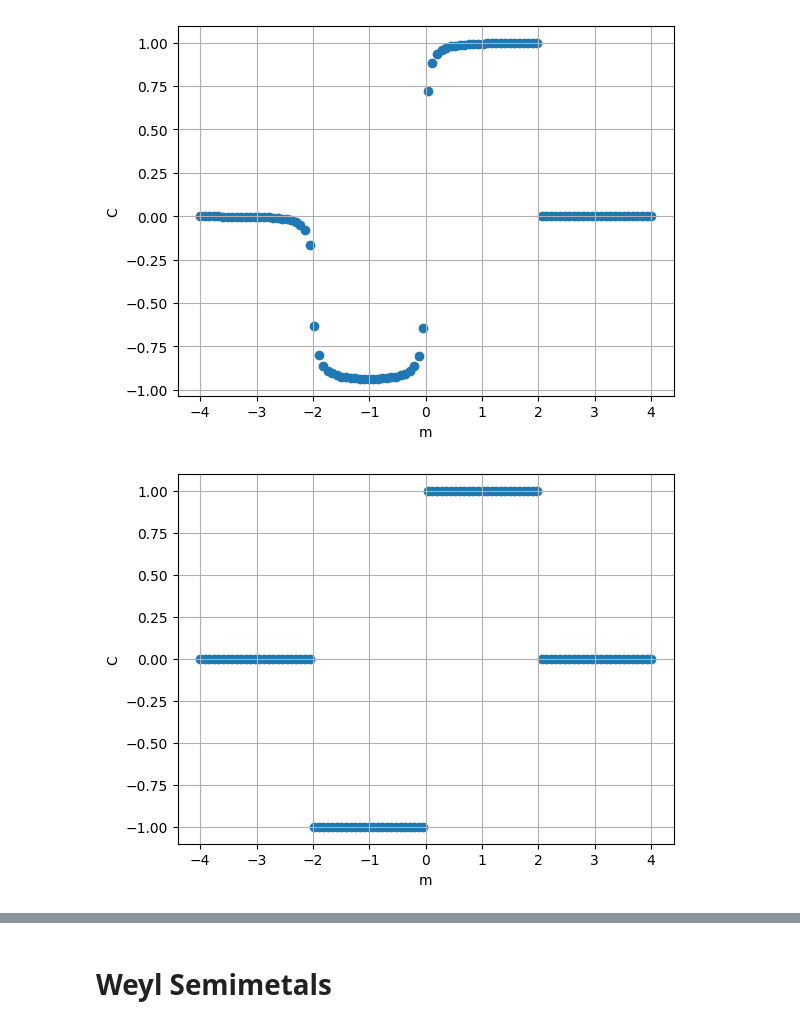
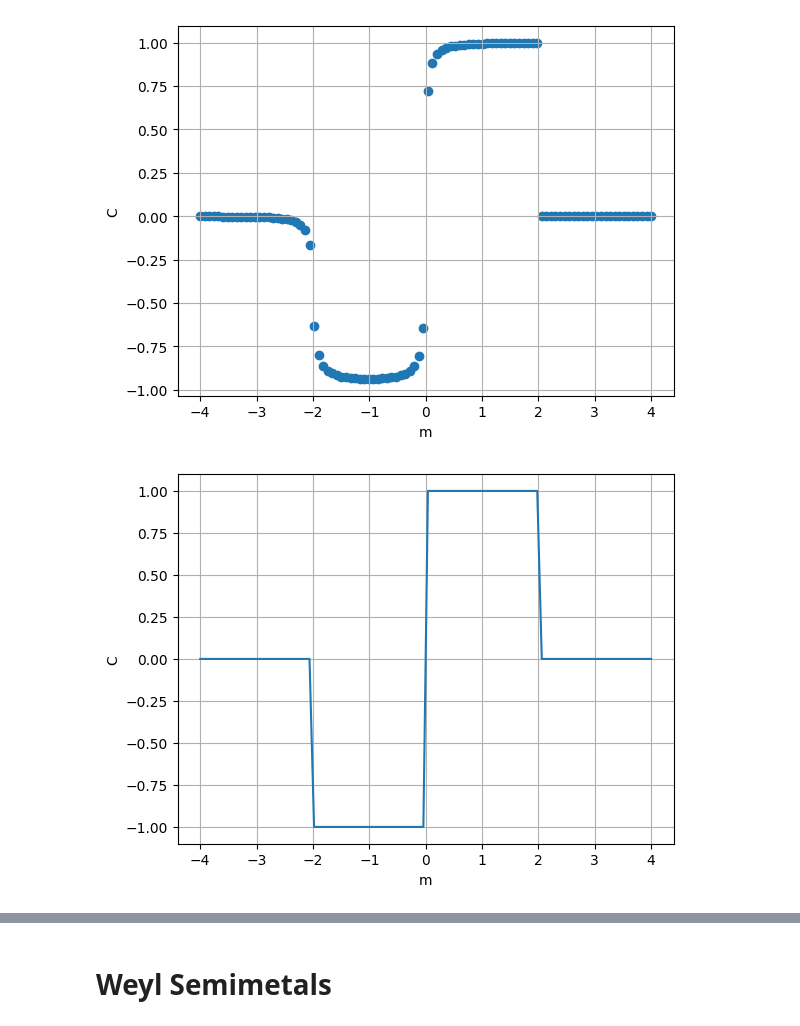
Before and after one commit to gehadibany/topological-phases, a Jupyter notebook: base_codes.ipynb, the cells around one changed output, grey strips where cells are left out. Cells and saved outputs as stored; diff of their text form; code cells hidden in the pictures.

```diff
--- a/base_codes.ipynb
+++ b/base_codes.ipynb
@@ -132,13 +139,13 @@ plt.show ()
 # %% [output]
 [figure]
 # %%
-plt.scatter (ms, np.round(np.array(chern_n)))
+plt.plot (ms, np.round(np.array(chern_n)))
 plt.xlabel ('m')
 plt.ylabel ('C')
 plt.grid (True)
 plt.show ()
 # %% [output]
-[figure, old version]
+[figure, new version]
 # %%
 from matplotlib import cm
 
```
Also changed, not shown: parts of 21 cells of this notebook.
